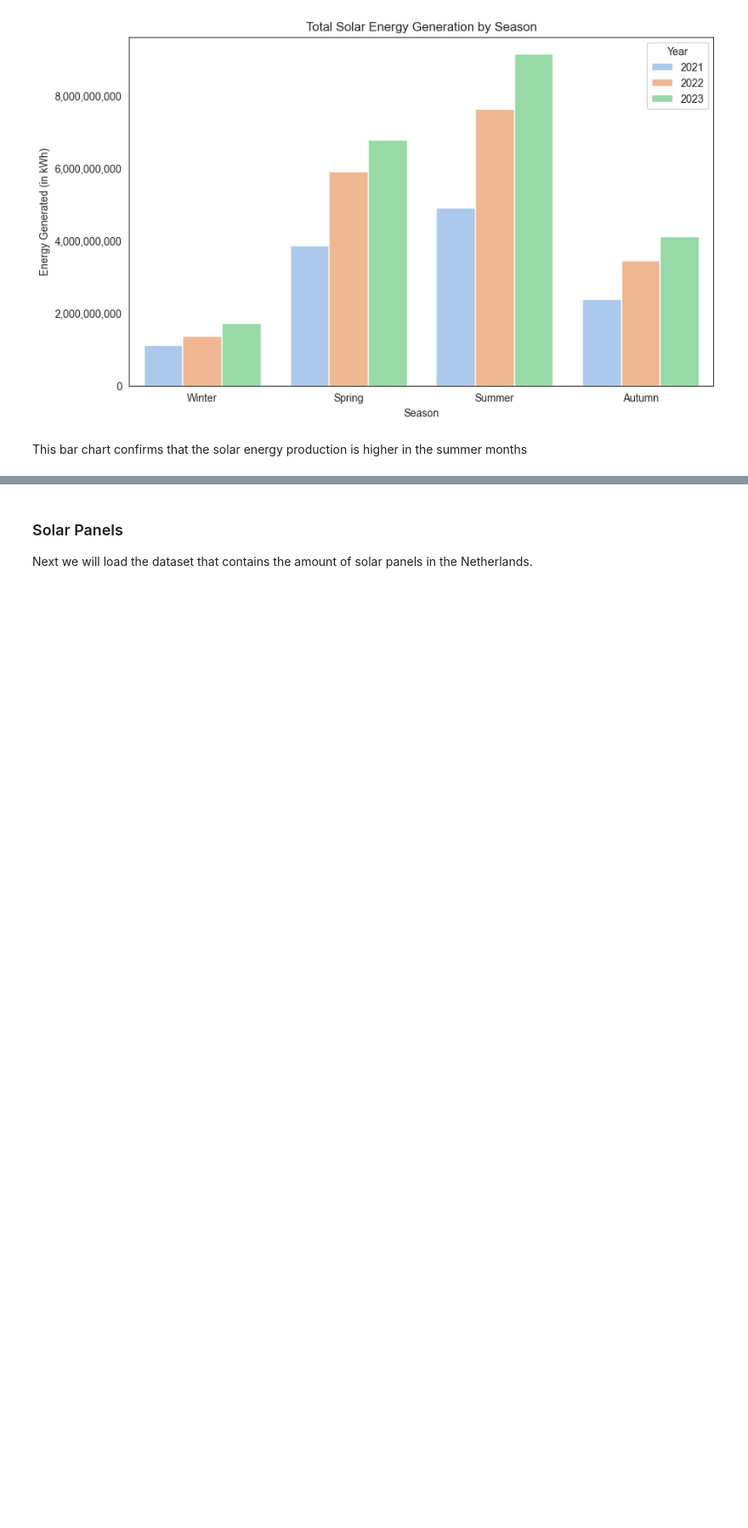
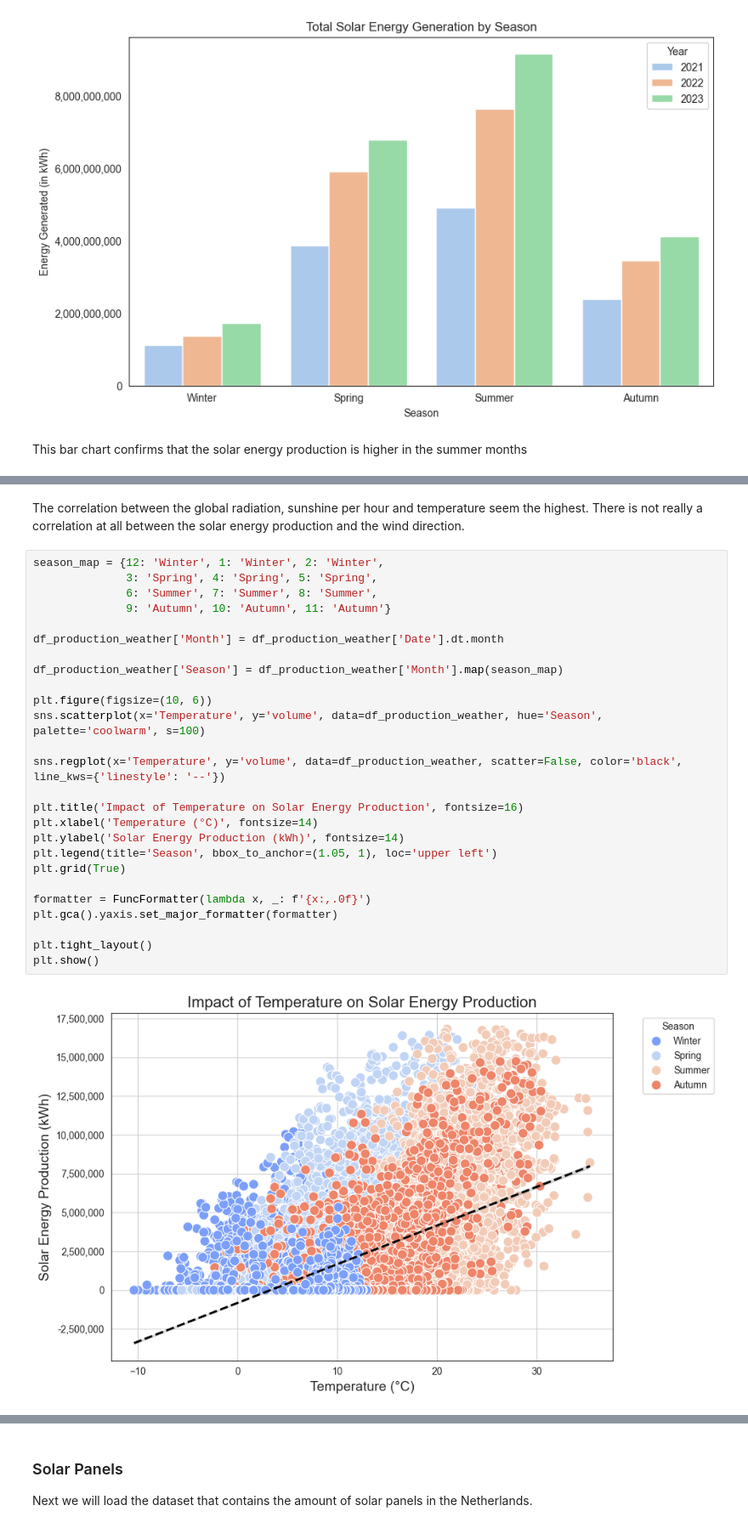
Before and after one commit to estherw66/EnergieOpwek, a Jupyter notebook: eda/SolarProductionEda.ipynb, the cells around one changed output, grey strips where cells are left out. Shown at 85% size. Cells and saved outputs as stored; diff of their text form; blank space fills up the shorter version.

```diff
--- a/eda/SolarProductionEda.ipynb
+++ b/eda/SolarProductionEda.ipynb
@@ -184,0 +341,30 @@ This bar chart confirms that the solar energy production is higher in the summer
+# %% [markdown]
+The correlation between the global radiation, sunshine per hour and temperature seem the highest. There is not really a correlation at all between the solar energy production and the wind direction.
+# %%
+season_map = {12: 'Winter', 1: 'Winter', 2: 'Winter',
+              3: 'Spring', 4: 'Spring', 5: 'Spring',
+              6: 'Summer', 7: 'Summer', 8: 'Summer',
+              9: 'Autumn', 10: 'Autumn', 11: 'Autumn'}
+
+df_production_weather['Month'] = df_production_weather['Date'].dt.month
+
+df_production_weather['Season'] = df_production_weather['Month'].map(season_map)
+
+plt.figure(figsize=(10, 6))
+sns.scatterplot(x='Temperature', y='volume', data=df_production_weather, hue='Season', palette='coolwarm', s=100)
+
+sns.regplot(x='Temperature', y='volume', data=df_production_weather, scatter=False, color='black', line_kws={'linestyle': '--'})
+
+plt.title('Impact of Temperature on Solar Energy Production', fontsize=16)
+plt.xlabel('Temperature (°C)', fontsize=14)
+plt.ylabel('Solar Energy Production (kWh)', fontsize=14)
+plt.legend(title='Season', bbox_to_anchor=(1.05, 1), loc='upper left')
+plt.grid(True)
+
+formatter = FuncFormatter(lambda x, _: f'{x:,.0f}')
+plt.gca().yaxis.set_major_formatter(formatter)
+
+plt.tight_layout()
+plt.show()
+# %% [output]
+[figure, added]
```
Also changed, not shown: parts of 19 cells of this notebook.
